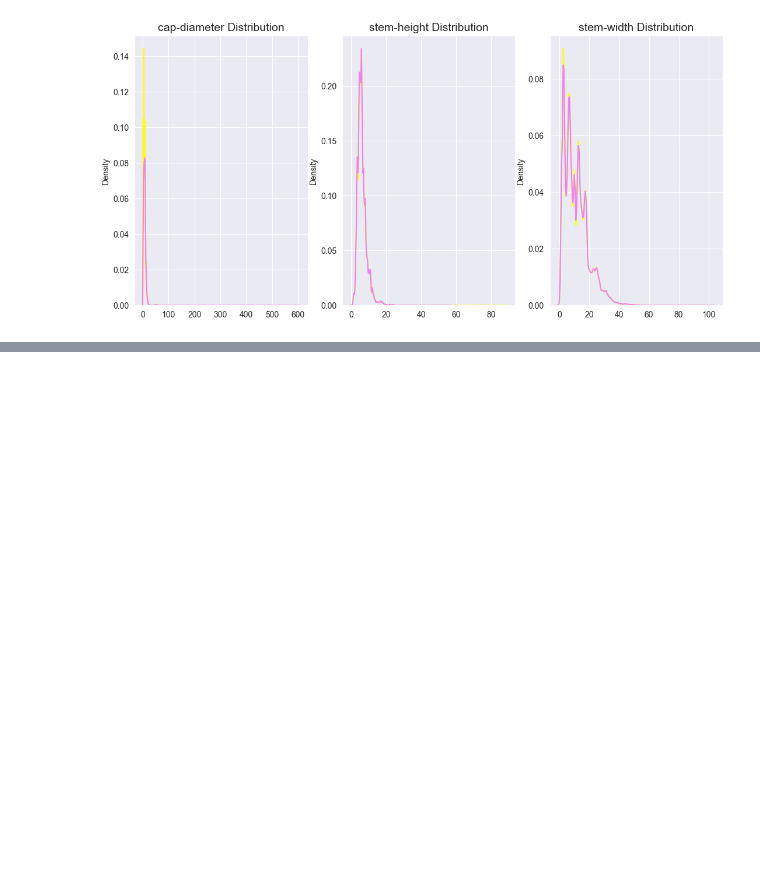
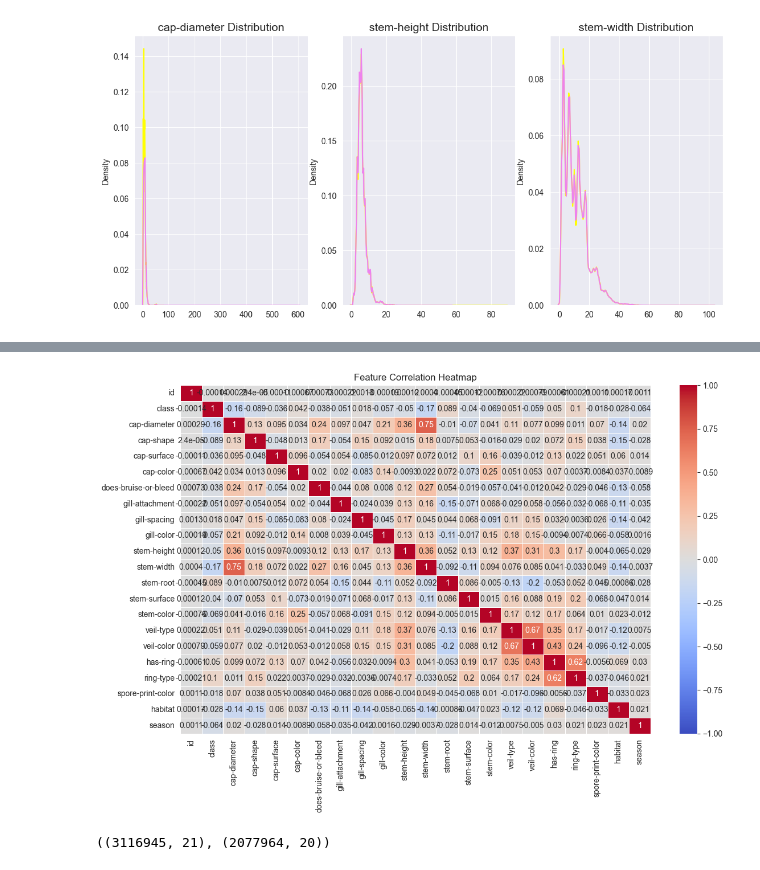
Before and after one commit to vimanmario/ML-BinaryPredictionOfPoisonousMushrooms, a Jupyter notebook: sample.ipynb, the cells around one changed output, grey strips where cells are left out. Saved outputs shown, nothing was run; the diff lists cells and outputs as text; code cells hidden in the pictures; blank space fills up the shorter version.

```diff
--- a/sample.ipynb
+++ b/sample.ipynb
@@ -124,23 +128,11 @@ for index, column in enumerate(num_cols):
 # %% [output]
 [figure]
 # %%
-df_dropped = train_data.dropna()
+num_cols= train_data._get_numeric_data().columns.difference(['id']) # does not include id
+cat_cols = list(train_data.select_dtypes(include=['object']).columns.difference(['class'])) #does not include class
 
-def encode_categorical(df):
+num_cols_test = list(test_data.select_dtypes(exclude=['object']).columns.difference(['id']))
+cat_cols_test = list(test_data.select_dtypes(include=['object']).columns)
 
-    df_encoded = df.copy()
-    categorical_cols = df_encoded.select_dtypes(include=['object']).columns
-
-    for col in categorical_cols:
-        df_encoded[col] = pd.factorize(df_encoded[col])[0]
-
-    return df_encoded
-
-df_encoded = encode_categorical(df_dropped)
-
-correlation_matrix = df_encoded.corr()
-
-plt.figure(figsize=(20, 20))
-sns.heatmap(correlation_matrix, annot=True, cmap='coolwarm', fmt='.2f', linewidths=0.5)
-plt.title('Correlation Matrix')
-plt.show()
+train_data = train_data.fillna('missing')
+test_data = test_data.fillna('missing')
@@ -148,0 +139,9 @@ plt.show()
+# %%
+# conv categorical data -> numerical data
+encoder = OrdinalEncoder(handle_unknown='use_encoded_value', unknown_value=-1)
+
+train_data[cat_cols] = encoder.fit_transform(train_data[cat_cols])
+test_data[cat_cols] = encoder.transform(test_data[cat_cols])
+# %%
+labelencoder = LabelEncoder()
+train_data['class'] = labelencoder.fit_transform(train_data['class'])
@@ -148,0 +174,18 @@ plt.show()
+# %%
+correlation_matrix = train_data.corr()
+
+# matrix
+plt.figure(figsize=(12, 8))
+sns.heatmap(correlation_matrix, annot=True, cmap='coolwarm', linewidths=0.5, vmin=-1, vmax=1)
+plt.title('Feature Correlation Heatmap')
+plt.tight_layout()
+plt.show()
+# %% [output]
+[figure, added]
+# %%
+X = train_data.drop(['class'], axis=1)
+y = train_data['class']
+test = test_data.drop(['id'], axis=1)
+X.shape,test.shape
+# %% [output]
+((3116945, 21), (2077964, 20))
```
Also changed, not shown: parts of 4 cells of this notebook.
